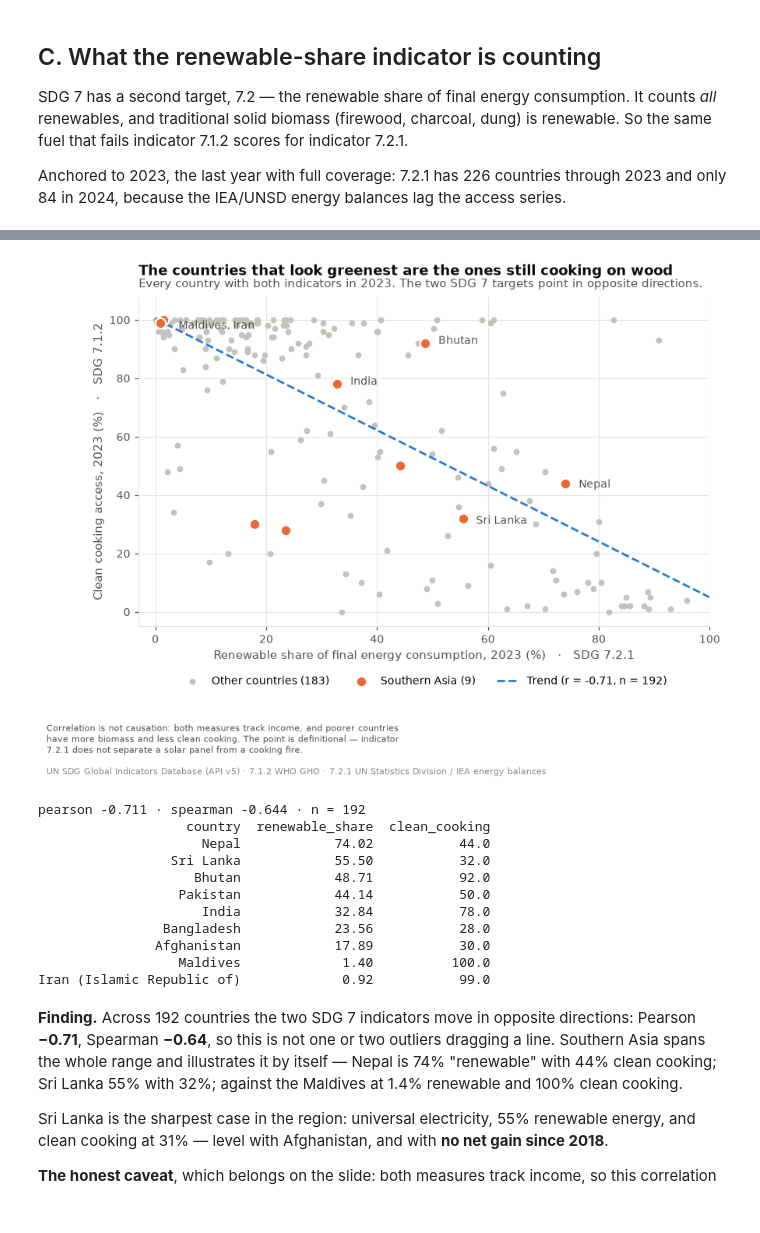
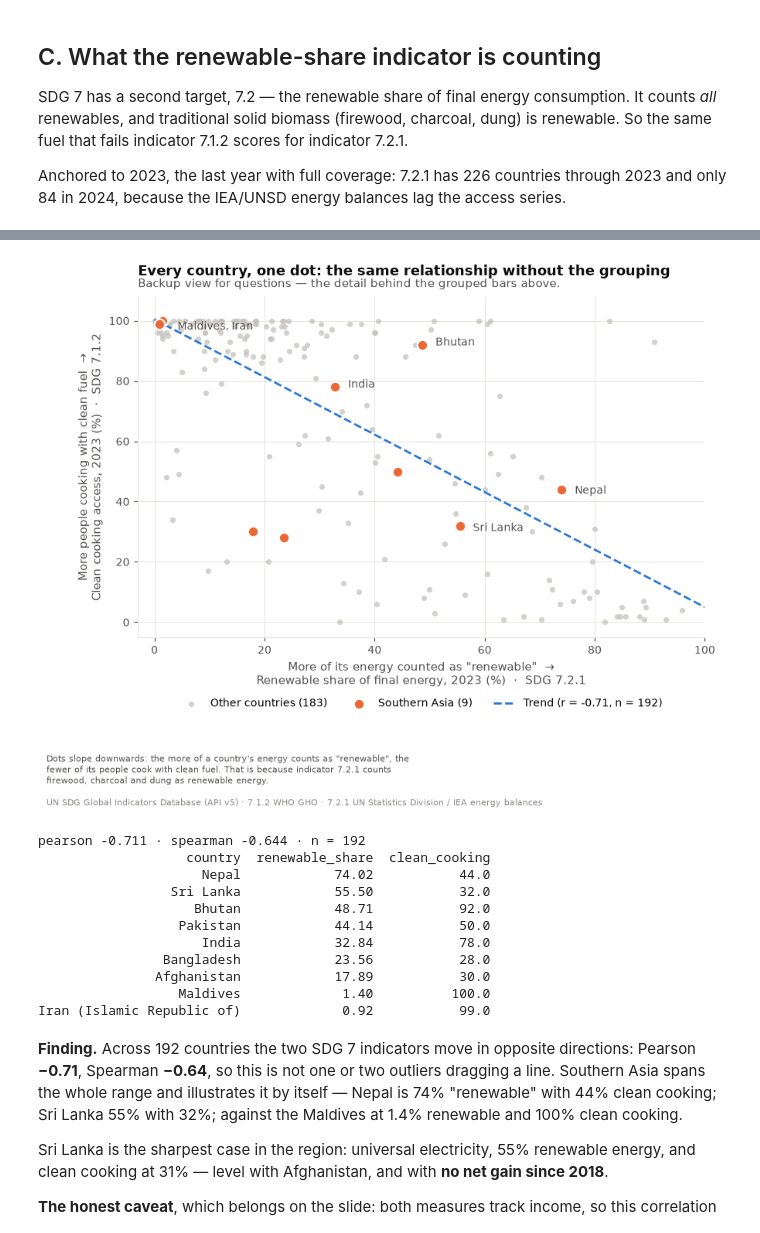
Before and after one commit to suyogshresthaa/iss-data-analytics, a Jupyter notebook: cycle2-sdg7/notebooks/eda.ipynb, the cells around one changed output, grey strips where cells are left out. Drawn from its saved outputs; the diff is of its cells as text; code cells hidden in the pictures.

```diff
--- a/cycle2-sdg7/notebooks/eda.ipynb
+++ b/cycle2-sdg7/notebooks/eda.ipynb
@@ -239,9 +293,9 @@ south = cross[cross.in_southern_asia]
 pearson = cross.renewable_share.corr(cross.clean_cooking)
 spearman = cross.renewable_share.corr(cross.clean_cooking, method="spearman")
 
-fig, ax = plt.subplots(figsize=(8.6, 5.0))
-ax.scatter(other.renewable_share, other.clean_cooking, s=26, color=GRAY,
-           lw=0, zorder=2, label=f"Other countries ({len(other)})")
+fig, ax = plt.subplots(figsize=(8.6, 5.2))
+ax.scatter(other.renewable_share, other.clean_cooking, s=22, color=GRAY,
+           lw=0, alpha=0.75, zorder=2, label=f"Other countries ({len(other)})")
 ax.scatter(south.renewable_share, south.clean_cooking, s=78, color=ORANGE,
            edgecolor="white", lw=1.4, zorder=4, label=f"Southern Asia ({len(south)})")
 
@@ -252,45 +306,46 @@ ax.plot(xs, np.polyval(fit, xs), color=BLUE, lw=1.8, ls="--", zorder=3,
 
 # Manual offsets: the Maldives and Iran sit almost on top of each other, so they share
 # one label rather than overprinting two.
 # Selective labels: the five the finding actually names. Afghanistan, Bangladesh and
 # Pakistan sit in the crowded middle of the cloud, where a label lands nearer a grey
 # dot than its own orange one -- they stay identified by the legend instead.
 offsets = {"Nepal": (11, -1), "Sri Lanka": (11, -2), "Bhutan": (11, 2),
            "India": (11, 2), "Maldives": (13, -5)}
 for _, r in south.iterrows():
     name = r.country
     if name not in offsets:
         continue
     label = "Maldives, Iran" if name == "Maldives" else name
     dx, dy = offsets[name]
     ax.annotate(label, (r.renewable_share, r.clean_cooking), xytext=(dx, dy),
                 textcoords="offset points", fontsize=9, color=INK2,
                 ha="left" if dx > 0 else "right", va="center", zorder=5)
 
 ax.set_xlim(-3, 100); ax.set_ylim(-5, 108)
-ax.set_xlabel("Renewable share of final energy consumption, 2023 (%)   ·   SDG 7.2.1")
-ax.set_ylabel("Clean cooking access, 2023 (%)   ·   SDG 7.1.2")
+ax.set_xlabel("More of its energy counted as \"renewable\"  →\n"
+              "Renewable share of final energy, 2023 (%)  ·  SDG 7.2.1")
+ax.set_ylabel("More people cooking with clean fuel  →\n"
+              "Clean cooking access, 2023 (%)  ·  SDG 7.1.2")
 ax.grid(True); ax.set_axisbelow(True)
 # Below the axes: the upper right holds real data points, and a frameless legend
 # there sits on top of them.
-ax.legend(loc="upper center", bbox_to_anchor=(0.5, -0.12), ncol=3)
+ax.legend(loc="upper center", bbox_to_anchor=(0.5, -0.15), ncol=3)
 finish(ax,
-       "The countries that look greenest are the ones still cooking on wood",
-       "Every country with both indicators in 2023. The two SDG 7 targets point in opposite "
-       "directions.",
-       note="Correlation is not causation: both measures track income, and poorer countries\n"
-            "have more biomass and less clean cooking. The point is definitional — indicator\n"
-            "7.2.1 does not separate a solar panel from a cooking fire.",
-       foot_y=-0.185,
+       "Every country, one dot: the same relationship without the grouping",
+       "Backup view for questions — the detail behind the grouped bars above.",
+       note="Dots slope downwards: the more of a country's energy counts as \"renewable\", the\n"
+            "fewer of its people cook with clean fuel. That is because indicator 7.2.1 counts\n"
+            "firewood, charcoal and dung as renewable energy.",
+       foot_y=-0.22,
        source="UN SDG Global Indicators Database (API v5) · 7.1.2 WHO GHO · "
               "7.2.1 UN Statistics Division / IEA energy balances")
-plt.savefig(FIGS / "03_renewables_paradox.png"); plt.show()
+plt.savefig(FIGS / "03b_renewables_scatter.png"); plt.show()
 
 print(f"pearson {pearson:.3f} · spearman {spearman:.3f} · n = {len(cross)}")
 print(south[["country", "renewable_share", "clean_cooking"]]
       .sort_values("renewable_share", ascending=False).to_string(index=False))
 # %% [output]
-[figure, old version]
+[figure, new version]
 pearson -0.711 · spearman -0.644 · n = 192
                    country  renewable_share  clean_cooking
                      Nepal            74.02           44.0
```
Also changed, not shown: parts of 3 cells of this notebook.
